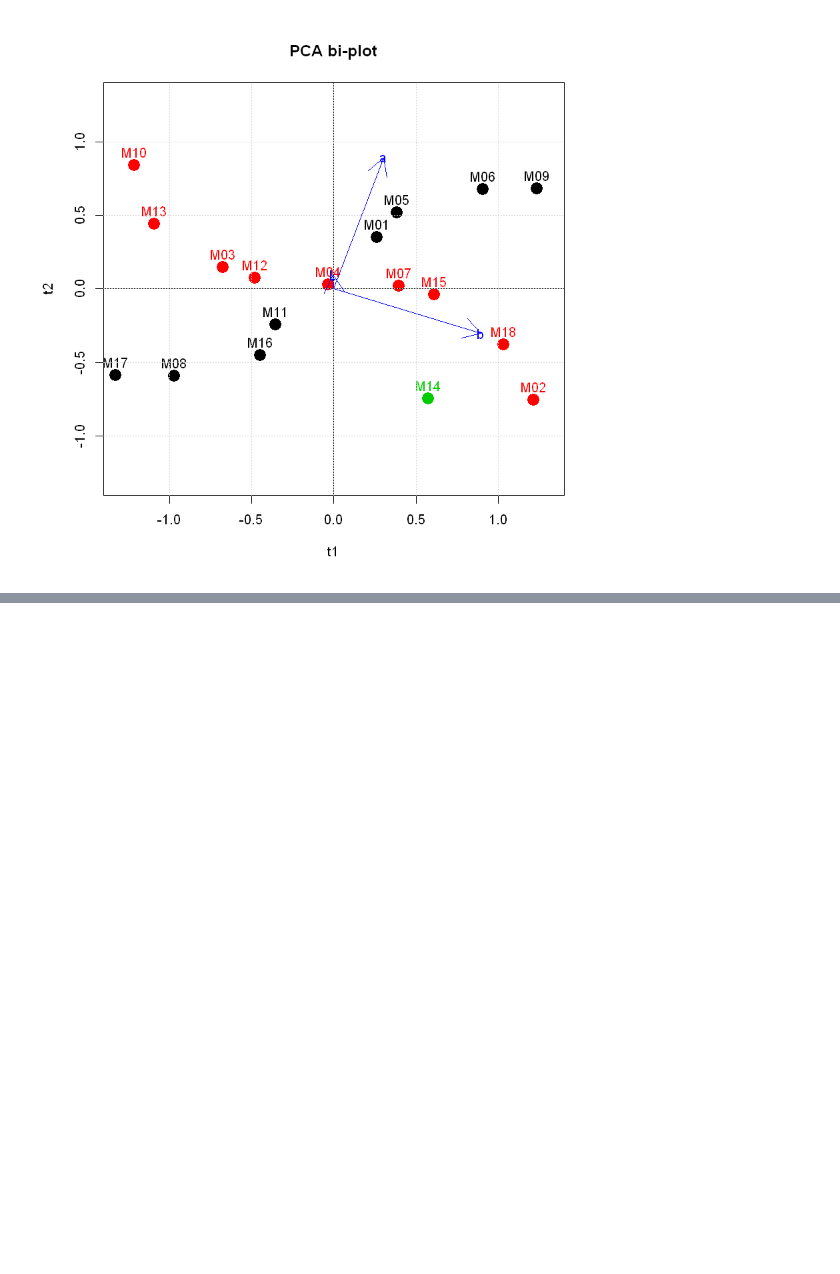
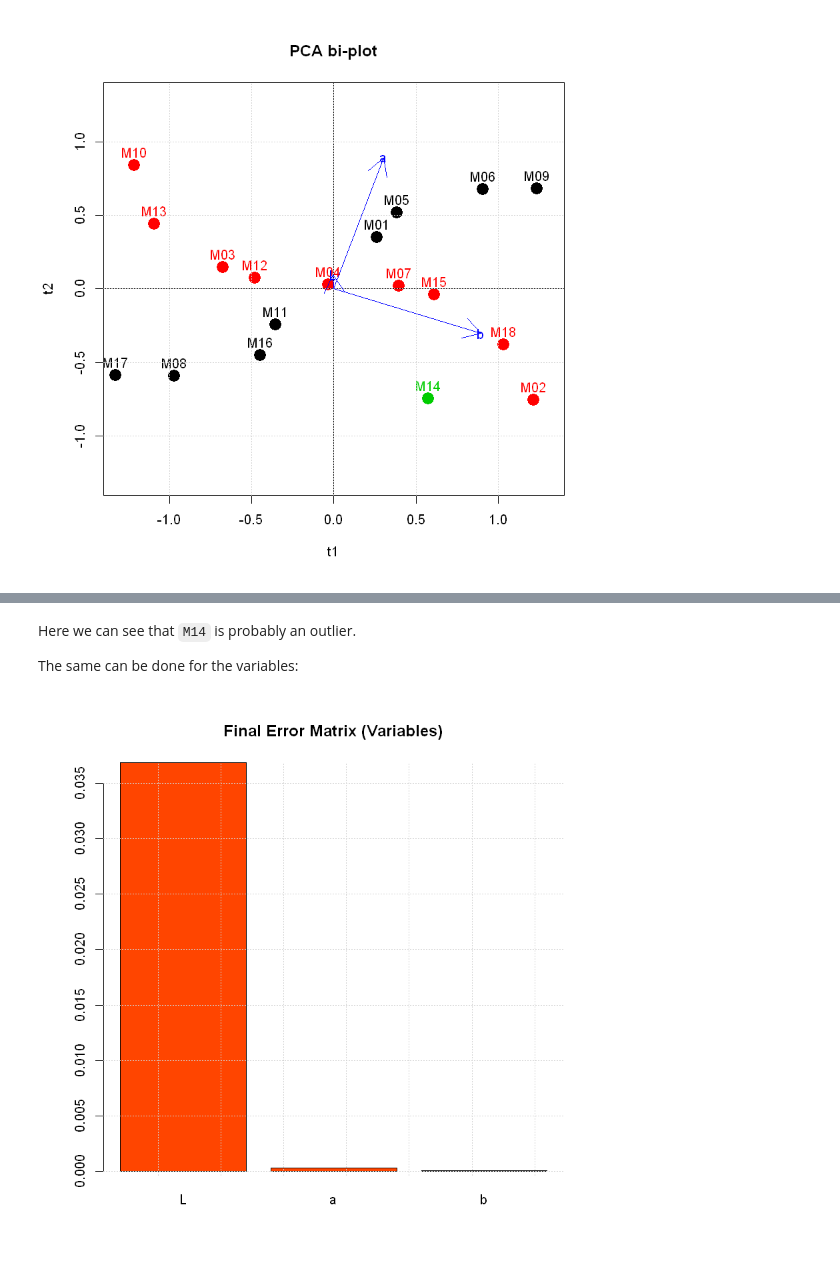
Before and after one commit to darkeclipz/multivariate-statistiek, a Jupyter notebook: PCA spirals.ipynb, the cells around one changed output, grey strips where cells are left out. Cells and saved outputs as stored; diff of their text form; code cells hidden in the pictures; blank space fills up the shorter version.

```diff
--- a/PCA spirals.ipynb
+++ b/PCA spirals.ipynb
@@ -198,0 +362,11 @@ text(p1*loadingScale,p2*loadingScale,labels=c('L', 'a', 'b'), col='blue')
+# %% [markdown]
+Here we can see that `M14` is probably an outlier.
+
+The same can be done for the variables:
+# %%
+tE2 = t(E2)
+barplot(colMeans(E2^2), col='orangered1')
+grid()
+title(main="Final Error Matrix (Variables)")
+# %% [output]
+[figure, added]
```
Also changed, not shown: parts of 50 cells of this notebook.
